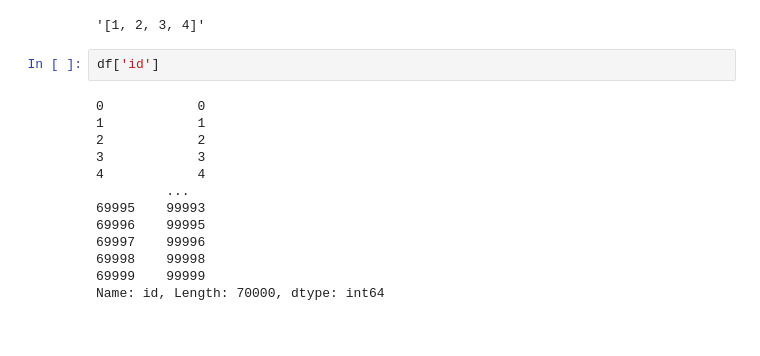
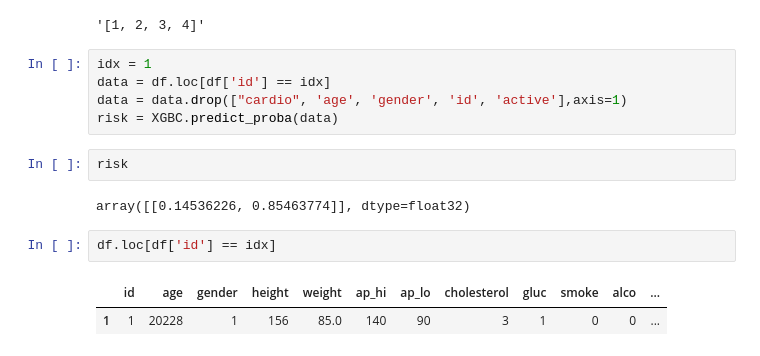
Before and after one commit to bajpaia/MamutHack, a Jupyter notebook: MamutHack.ipynb, the cells around one changed output. Drawn from its saved outputs; the diff is of its cells as text.

```diff
--- a/MamutHack.ipynb
+++ b/MamutHack.ipynb
@@ -215,18 +215,17 @@ a = [1, 2 ,3 ,4 ]
 str(a)
 # %% [output]
 '[1, 2, 3, 4]'
+# %%
+idx = 1
+data = df.loc[df['id'] == idx]
+data = data.drop(["cardio", 'age', 'gender', 'id', 'active'],axis=1)
+risk = XGBC.predict_proba(data)
+# %%
+risk
+# %% [output]
+array([[0.14536226, 0.85463774]], dtype=float32)
 # %%
-df['id']
+df.loc[df['id'] == idx]
 # %% [output]
-0            0
-1            1
-2            2
-3            3
-4            4
-         ...
-69995    99993
-69996    99995
-69997    99996
-69998    99998
-69999    99999
-Name: id, Length: 70000, dtype: int64
+|  | id | age | gender | height | weight | ap_hi | ap_lo | cholesterol | gluc | smoke | alco | ... |
+| 1 | 1 | 20228 | 1 | 156 | 85.0 | 140 | 90 | 3 | 1 | 0 | 0 | ... |
```
Also changed, not shown: 3 other files.
